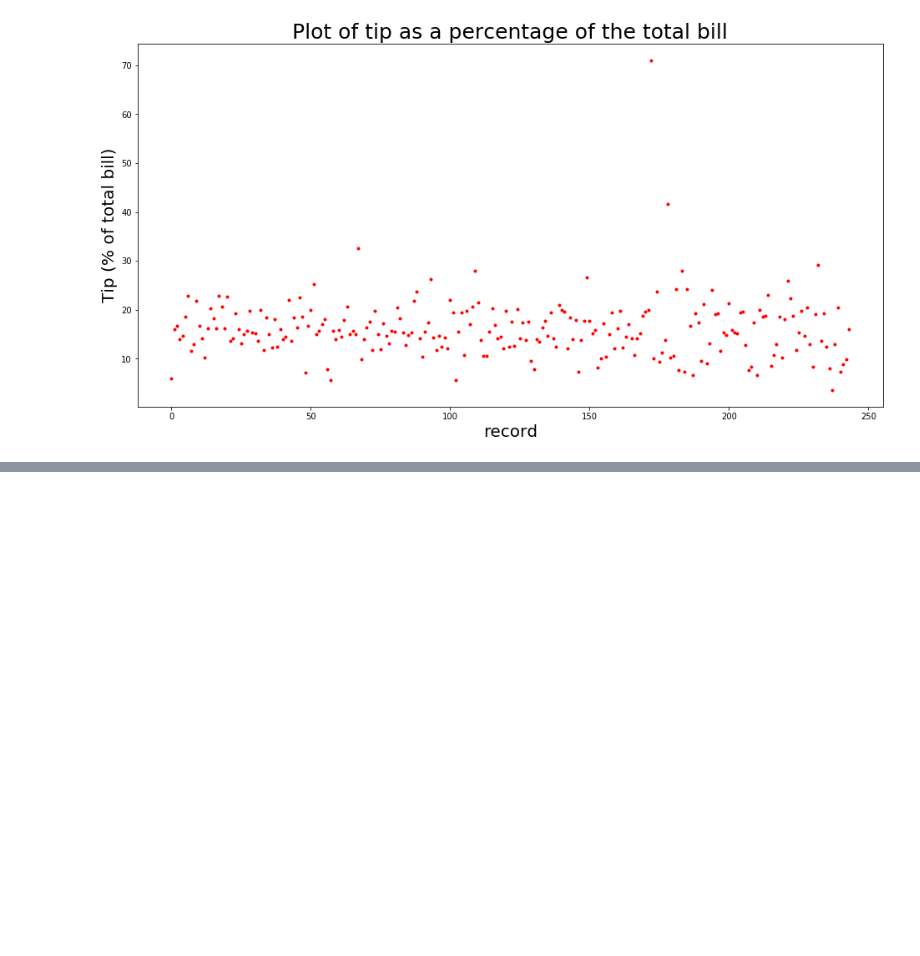
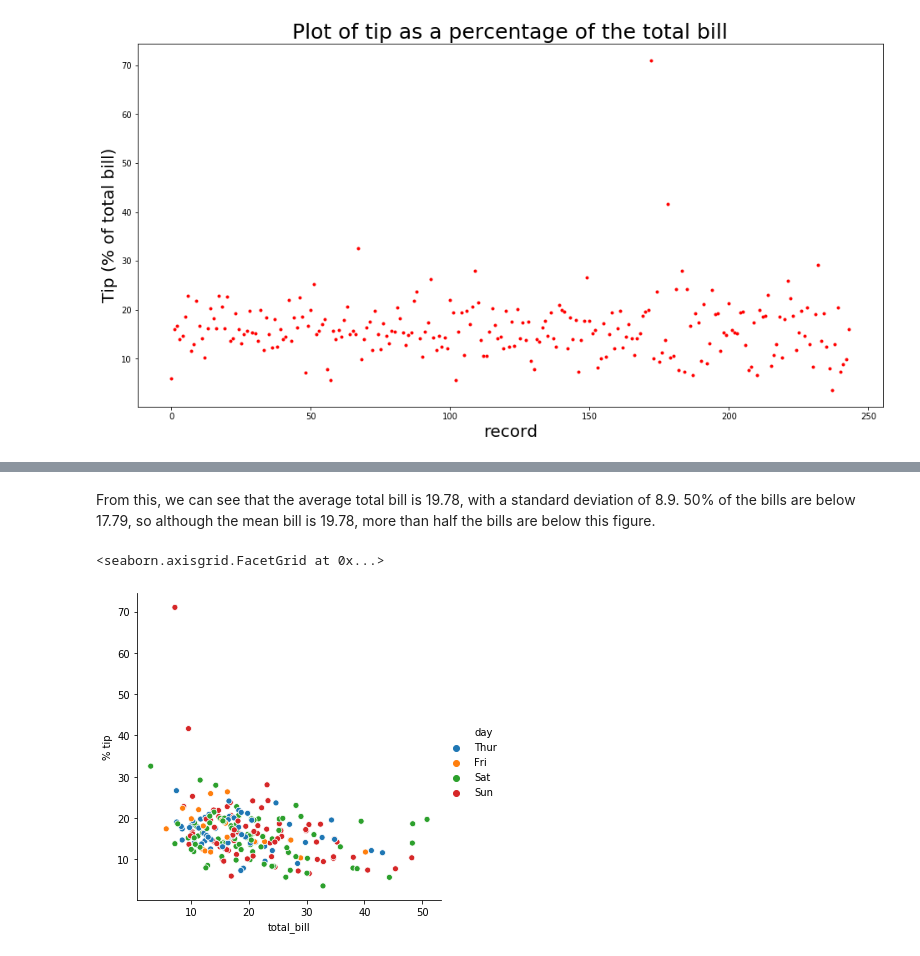
Before and after one commit to BarryClarke/Fundamentals---Assessment-2019, a Jupyter notebook: Tips dataset.ipynb, the cells around one changed output, grey strips where cells are left out. Cells and saved outputs as stored; diff of their text form; code cells hidden in the pictures; blank space fills up the shorter version.

Commit message:
begin statistical summary of dataset

```diff
--- a/Tips dataset.ipynb
+++ b/Tips dataset.ipynb
@@ -47,0 +54,4 @@ Text(0, 0.5, 'Tip (% of total bill)')
+# %%
+# The tips dataset is in-built in the seaborn package, so we can open it using the load_dataset() function
+tips = sns.load_dataset("tips")
+tips.head()
@@ -47,0 +65,3 @@ Text(0, 0.5, 'Tip (% of total bill)')
+# %%
+# Insert a new column into the dataset for the percentage tip of total bill
+tips['% tip'] = tips["tip"]/data["total_bill"]*100
@@ -47,0 +92,8 @@ Text(0, 0.5, 'Tip (% of total bill)')
+# %% [markdown]
+From this, we can see that the average total bill is 19.78, with a standard deviation of 8.9. 50% of the bills are below 17.79, so although the mean bill is 19.78, more than half the bills are below this figure.
+# %%
+# Compare the %tip given by days
+sns.relplot(x="total_bill", y="% tip", hue="day", data=tips)
+# %% [output]
+<seaborn.axisgrid.FacetGrid at 0x...>
+[figure, added]
```
Also changed, not shown: parts of 9 cells of this notebook, 1 other file.
